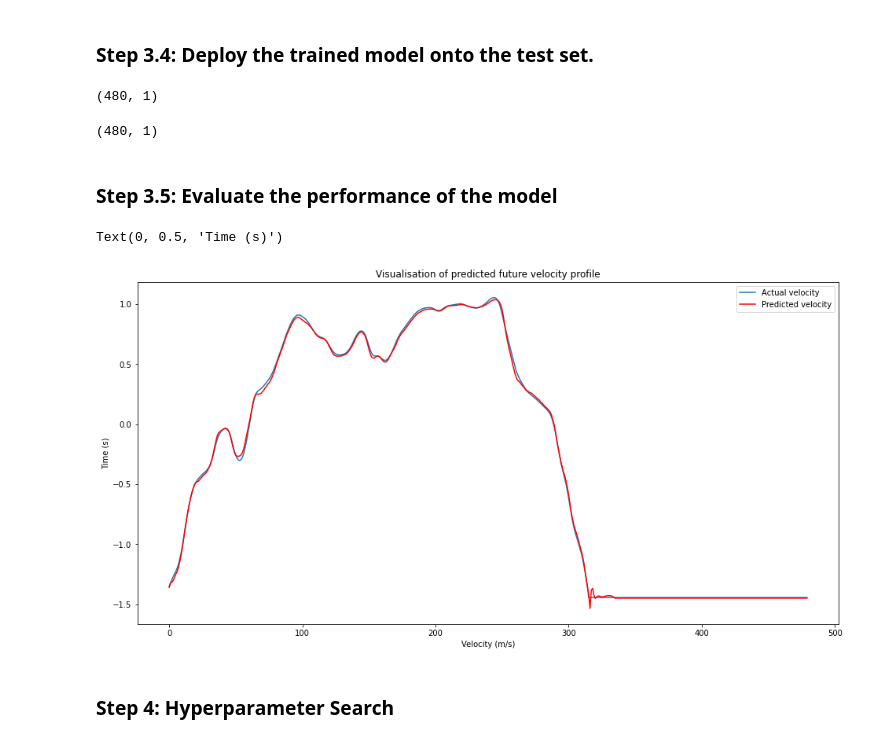
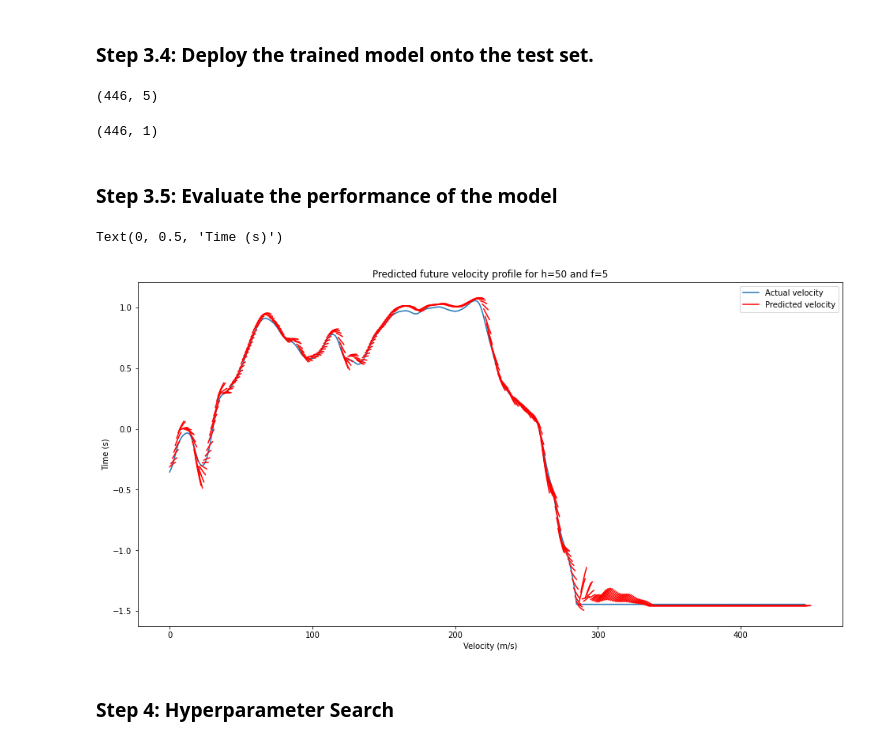
Before and after one commit to tsersiew/fyp_speed_predictor, a Jupyter notebook: LSTM.ipynb, the cells around one changed output. Cells and saved outputs as stored; diff of their text form; code cells hidden in the pictures.

```diff
--- a/LSTM.ipynb
+++ b/LSTM.ipynb
@@ -188,7 +188,7 @@ for df in dataset_test:
 
 # parameters h and f
 h = 20 # length of historical sequence
-f = 1 # length of forecast sequence
+f = 5 # length of forecast sequence
 step = 1
 
 # create training set and test set
@@ -295,29 +275,30 @@ predictions = scaler.inverse_transform(predictions)
 # check
 print(predictions.shape)
 # %% [output]
-(480, 1)
+(446, 5)
 # %%
 y_test_scaled = scaler.inverse_transform(y_test.reshape(-1,1))
 
 #check
 print(y_test_scaled.shape)
 # %% [output]
-(480, 1)
+(446, 1)
 # %% [markdown]
 ### Step 3.5: Evaluate the performance of the model
 # %%
 fig, ax = plt.subplots(figsize=(16,8))
 ax.plot(y_test_scaled)
-plt.plot(predictions, color='red')
-# for i in range(predictions.shape[0]):
-#     plt.plot(range(i,i+f), predictions[i], color='red')
+# plt.plot(predictions, color='red')
+for i in range(predictions.shape[0]):
+    plt.plot(range(i,i+f), predictions[i], color='red')
 plt.legend(['Actual velocity', 'Predicted velocity'])
-plt.title('Visualisation of predicted future velocity profile')
+title = 'Predicted future velocity profile for h=' + str(h) + ' and f=' + str(f)
+plt.title(title)
 plt.xlabel("Velocity (m/s)")
 plt.ylabel("Time (s)")
 # %% [output]
 Text(0, 0.5, 'Time (s)')
-[figure, old version]
+[figure, new version]
 # %% [markdown]
 ### Step 4: Hyperparameter Search
 # %%
```
Also changed, not shown: parts of 3 cells of this notebook, 9 other files.
